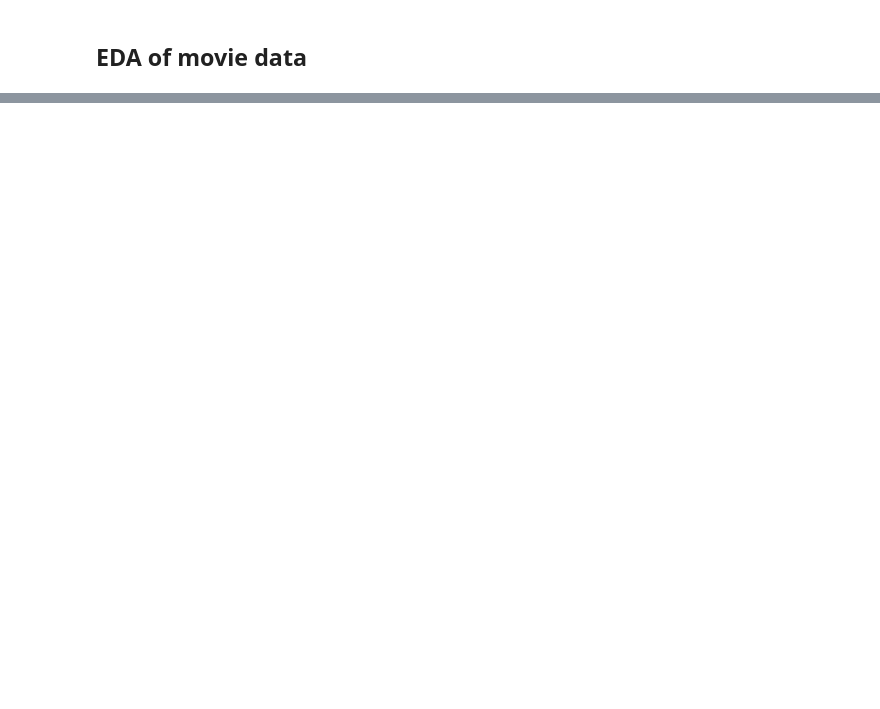
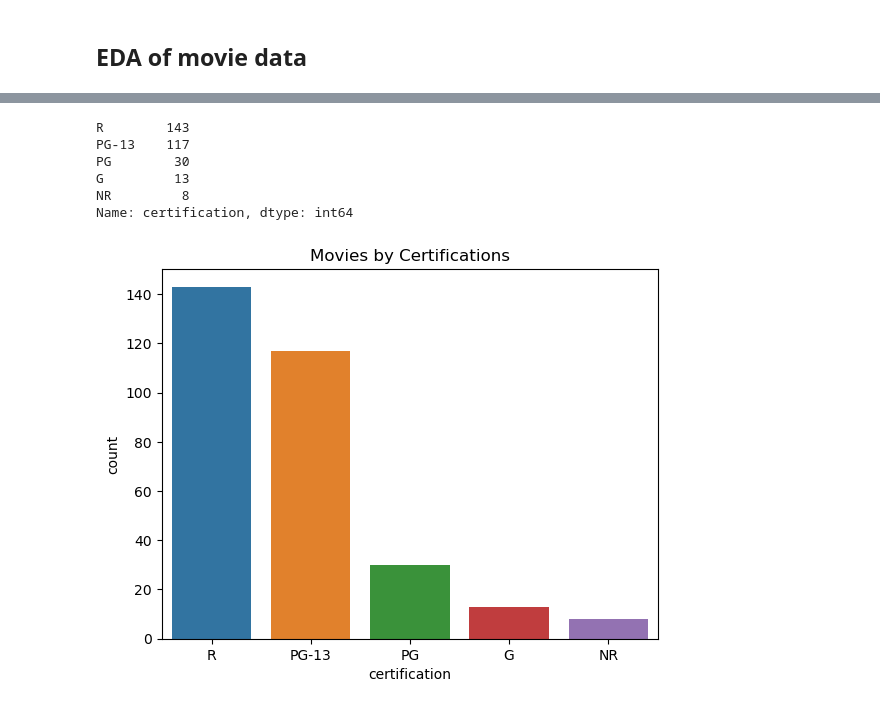
Before and after one commit to kassiedancer92/IDBM_Project3, a Jupyter notebook: Part 2.2 Movie EDA.ipynb, the cells around one changed output, grey strips where cells are left out. Saved outputs shown, nothing was run; the diff lists cells and outputs as text; code cells hidden in the pictures; blank space fills up the shorter version.

```diff
--- a/Part 2.2 Movie EDA.ipynb
+++ b/Part 2.2 Movie EDA.ipynb
@@ -37,0 +84,4 @@ memory usage: 48.0 bytes
+# %%
+#Filter out movies with 0 for budget and revenue
+df_final = df[(df['budget'] > 0) & (df['revenue'] > 0)]
+df_final
@@ -37,0 +109,17 @@ memory usage: 48.0 bytes
+# %%
+#Find the counts of movies in each category
+value_counts = df_final['certification'].value_counts()
+value_counts
+# %% [output]
+R        143
+PG-13    117
+PG        30
+G         13
+NR         8
+Name: certification, dtype: int64
+# %%
+#Create a countplot of certification categories
+ax = sns.countplot(data= df_final, x= 'certification', order = value_counts.index)
+ax.set_title('Movies by Certifications');
+# %% [output]
+[figure, added]
```
Also changed, not shown: parts of 13 cells of this notebook, 3 other files.
